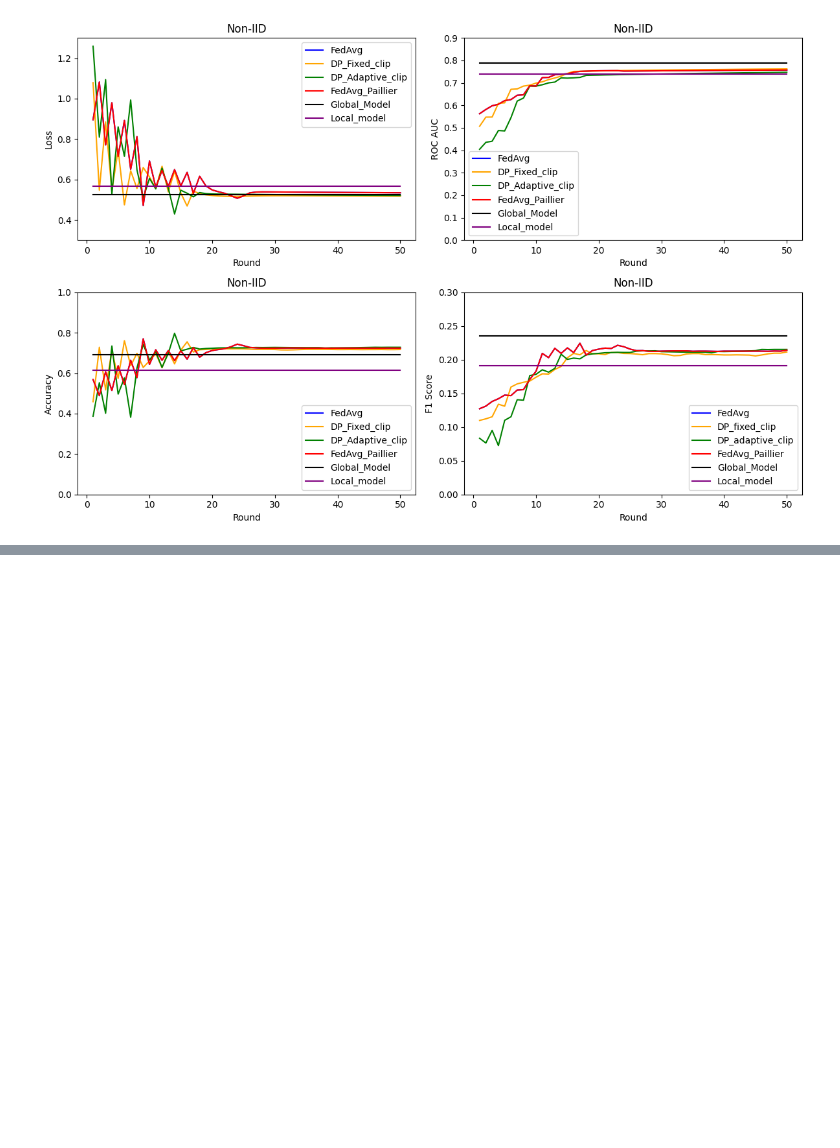
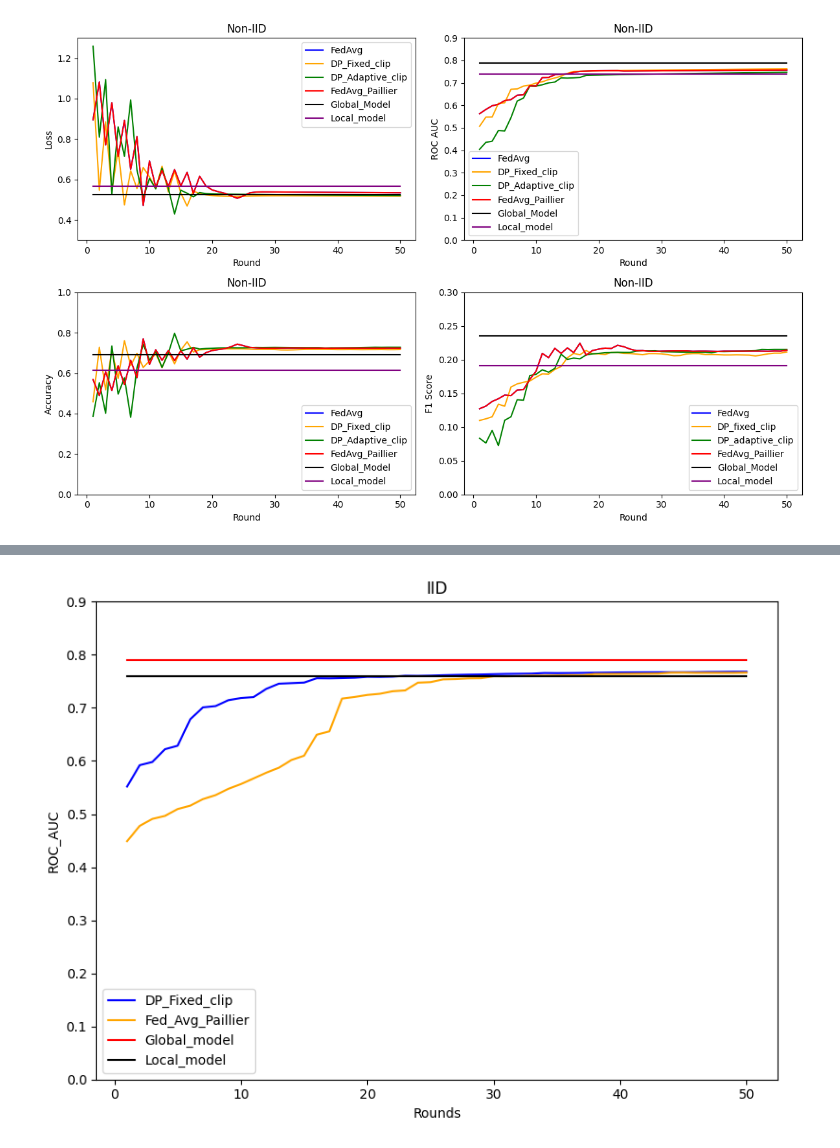
Before and after one commit to AstemirGongapshev/-research_flower, a Jupyter notebook: results/plot_results.ipynb, the cells around one changed output, grey strips where cells are left out. Drawn from its saved outputs; the diff is of its cells as text; code cells hidden in the pictures; blank space fills up the shorter version.

Commit message:
change_model_and_data

```diff
--- a/results/plot_results.ipynb
+++ b/results/plot_results.ipynb
@@ -187,0 +211,75 @@ if __name__ == "__main__":
+# %%
+def load_metrics(filename: str) -> dict:
+
+    if not os.path.exists(filename):
+        raise FileNotFoundError(f"Файл {filename} не найден.")
+
+    with open(filename, 'r') as f:
+        try:
+            data = json.load(f)
+            print(f"Метрики успешно загружены из {filename}.")
+            return data
+        except json.JSONDecodeError as e:
+            raise ValueError(f"Ошибка декодирования JSON: {e}")
+
+def extract_strategy_metrics(data: dict, strategies: list) -> dict:
+
+    extracted = {}
+    for strategy in strategies:
+        if strategy in data:
+            if len(data[strategy]) > 0:
+                extracted[strategy] = data[strategy][0]
+                print(f"Метрики для стратегии '{strategy}' успешно извлечены.")
+            else:
+                print(f"Предупреждение: Нет запусков для стратегии '{strategy}'.")
+                extracted[strategy] = {
+                    "ROC_AUCs": [],
+                }
+        else:
+            print(f"Стратегия '{strategy}' отсутствует в данных.")
+            extracted[strategy] = {
+
+                "ROC_AUCs": [],
+
+            }
+    return extracted
+
+def main():
+
+    metrics_file = "./IID_m.json"
+
+    strategies = ["fed_avg", "global_model", "local_model", "dp_fixed"]
+
+    metrics_data = load_metrics(metrics_file)
+
+    extracted_metrics = extract_strategy_metrics(metrics_data, strategies)
+
+
+
+    dp_fixed_clip = extracted_metrics["dp_fixed"]
+    fed_avg_paillier = extracted_metrics["fed_avg"]
+    global_metrics = extracted_metrics["global_model"]
+    local_metrics = extracted_metrics["local_model"]
+
+
+    num_rounds = len(fed_avg_paillier["ROC_AUCs"])
+
+
+    if num_rounds > 0:
+        plot_metrics_comparison_simple(
+
+            ROC_AUC_1 = dp_fixed_clip["ROC_AUCs"],
+
+            ROC_AUC_2 = fed_avg_paillier["ROC_AUCs"],
+
+            ROC_AUC_3 = global_metrics["ROC_AUCs"],
+
+            ROC_AUC_4 = local_metrics["ROC_AUCs"],
+
+        )
+    else:
+        print("Нет данных для построения графиков.")
+
+if __name__ == "__main__":
+    main()
+# %% [output]
@@ -187,0 +291 @@ if __name__ == "__main__":
+[figure, added]
```
Also changed, not shown: parts of 2 cells of this notebook, 12 other files.
